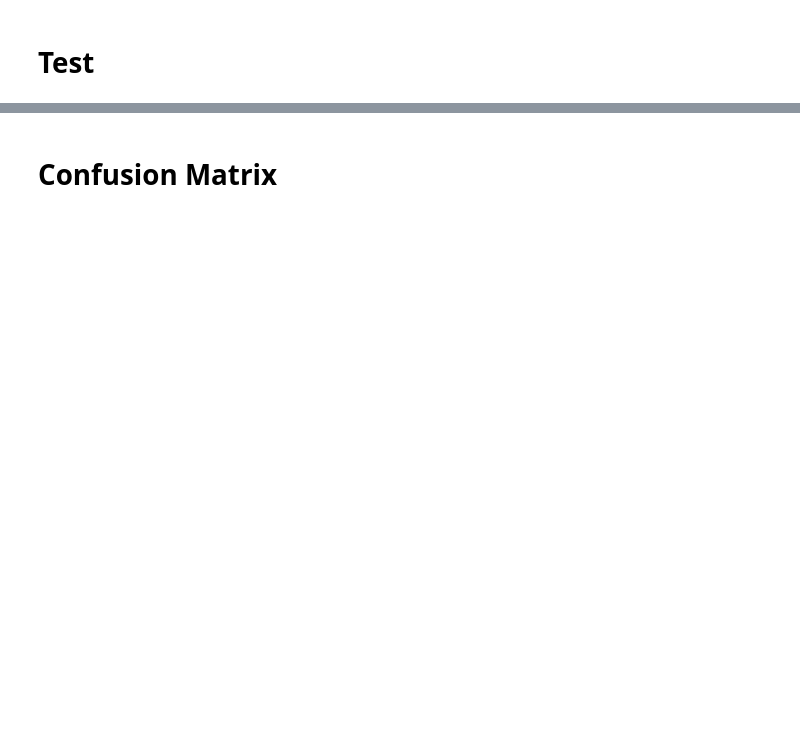
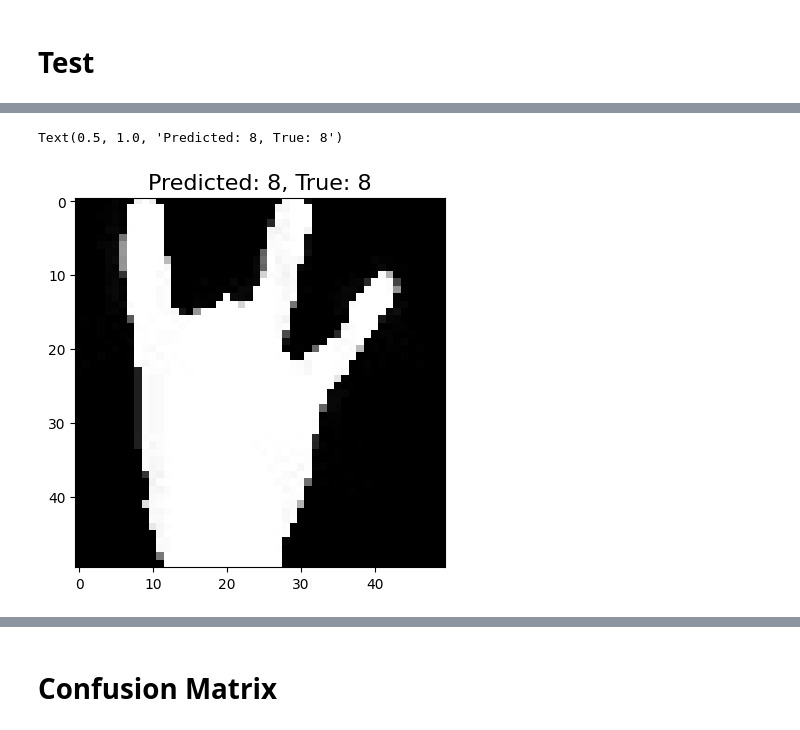
Before and after one commit to reda-mohsen/Hand_Gesture_Recognition, a Jupyter notebook: Hand_Recognition.ipynb, the cells around one changed output, grey strips where cells are left out. Cells and saved outputs as stored; diff of their text form; code cells hidden in the pictures; blank space fills up the shorter version.

```diff
--- a/Hand_Recognition.ipynb
+++ b/Hand_Recognition.ipynb
@@ -133,19 +154,19 @@ valid_dataset = normalized_valid_dataset.cache().prefetch(buffer_size=AUTOTUNE)
 # %%
 model = Sequential()
 # Layer 1
-model.add(Conv2D(filters=6, input_shape=(50,50,1), kernel_size=5, strides=1, activation='relu',padding="same"))
+model.add(Conv2D(filters=6, input_shape=(50,50,1), kernel_size=5, strides=1, activation='relu', padding="same")) #50x50x6
 # Layer 2
-model.add(AveragePooling2D(strides=2))
+model.add(MaxPool2D(strides=2)) # 25x25x6
 # Layer 3
-model.add(Conv2D(filters=16 ,kernel_size=5, strides=1, activation='relu'))
+model.add(Conv2D(filters=16 ,kernel_size=3, strides=2, activation='relu', padding="valid")) # 12x12x16
 # Layer 4
-model.add(AveragePooling2D(strides=2))
+model.add(MaxPool2D(strides=2)) # 6x6x16
 # Layer 5
-model.add(Conv2D(filters=120,kernel_size=5,strides=1, activation='relu'))
+model.add(Conv2D(filters=120,kernel_size=5,strides=1, activation='relu')) # 2x2x120
+# Layer 6
+model.add(MaxPool2D(strides=2)) # 1x1x120
 # Flatten
 model.add(Flatten())
-# Layer 6
-model.add(Dense(120, activation='relu'))
 # Dropout
 model.add(Dropout(0.4))
 # Layer 7
@@ -153,5 +174,9 @@ model.add(Dense(84, activation='relu'))
 # Output Layer
 model.add(Dense(20, activation='softmax'))
 
-model.compile(loss='sparse_categorical_crossentropy', optimizer='adam', metrics=['accuracy'])
+# Build the model
+model.build()
+# Compile the model
+model.compile(loss=keras.losses.sparse_categorical_crossentropy, metrics=['accuracy'], optimizer=tf.keras.optimizers.Adam(0.0001))
+
 model.summary()
@@ -228,0 +278,8 @@ print(f'\nTest accuracy: {test_accuracy * 100:>0.1f}%, Test loss: {test_loss:>8f
+# %%
+test_dataset = test_dataset.map(lambda x, y: (normalization_layer(x), y))
+# Retrieve a batch of images from the test set
+test_image_batch, test_label_batch = next(iter(test_dataset))
+# %%
+predictions = model.predict(test_image_batch)
+print('Predictions:\n', predictions)
+print('Labels:\n', test_label_batch)
@@ -228,0 +304,7 @@ print(f'\nTest accuracy: {test_accuracy * 100:>0.1f}%, Test loss: {test_loss:>8f
+# %%
+plt.imshow(test_image_batch[0], cmap='gray')
+pred = np.argmax(predictions, axis=1)
+plt.title("Predicted: {}, True: {}".format(pred[0], test_label_batch[0]), fontsize=16)
+# %% [output]
+Text(0.5, 1.0, 'Predicted: 8, True: 8')
+[figure, added]
```
Also changed, not shown: parts of 21 cells of this notebook.
